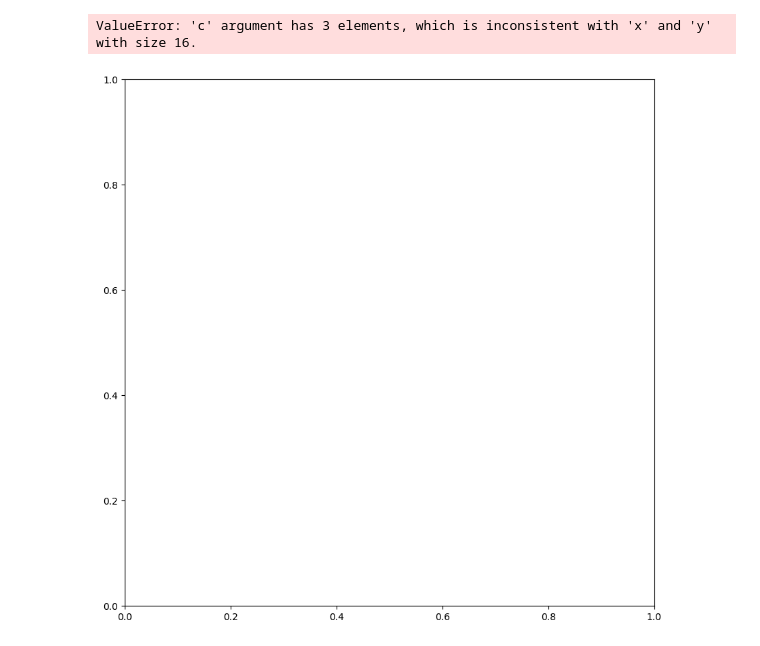
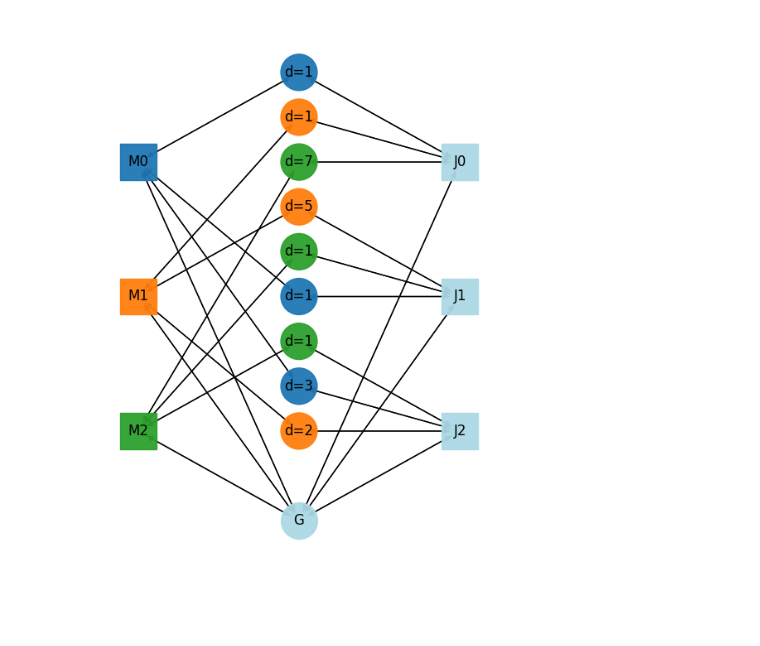
Before and after one commit to Pabloo22/job_shop_lib, a Jupyter notebook: tutorial/07-Agent-Task-Graph.ipynb, the cells around one changed output. Saved outputs shown, nothing was run; the diff lists cells and outputs as text; code cells hidden in the pictures; blank space fills up the shorter version.

Commit message:
Fix agent-task graph visualization

```diff
--- a/tutorial/07-Agent-Task-Graph.ipynb
+++ b/tutorial/07-Agent-Task-Graph.ipynb
@@ -22,8 +22,7 @@ instance = JobShopInstance(jobs, name="Example")
 complete_graph = build_agent_task_graph_complete(instance)
 with_jobs_graph = build_agent_task_graph_with_jobs(instance)
 graph = build_agent_task_graph(instance)
-# %%
-plot_agent_task_graph(complete_graph)
-# %% [output]
-ValueError: 'c' argument has 3 elements, which is inconsistent with 'x' and 'y' with size 16.
-[figure, removed]
+# %%
+_ = plot_agent_task_graph(complete_graph, title="", figsize=(5, 7))
+# %% [output]
+[figure, added]
```
Also changed, not shown: parts of 2 cells of this notebook, 1 other file.
